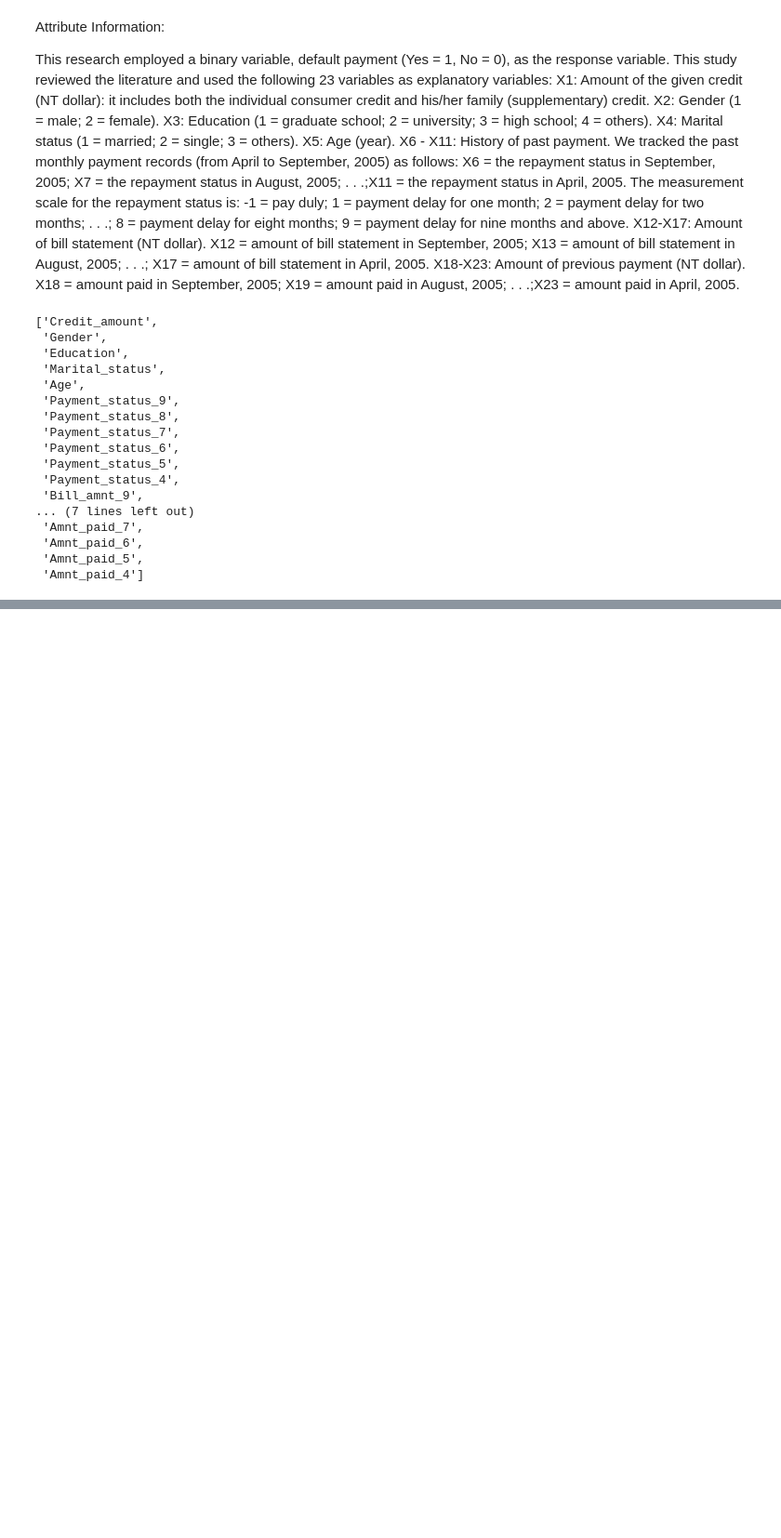
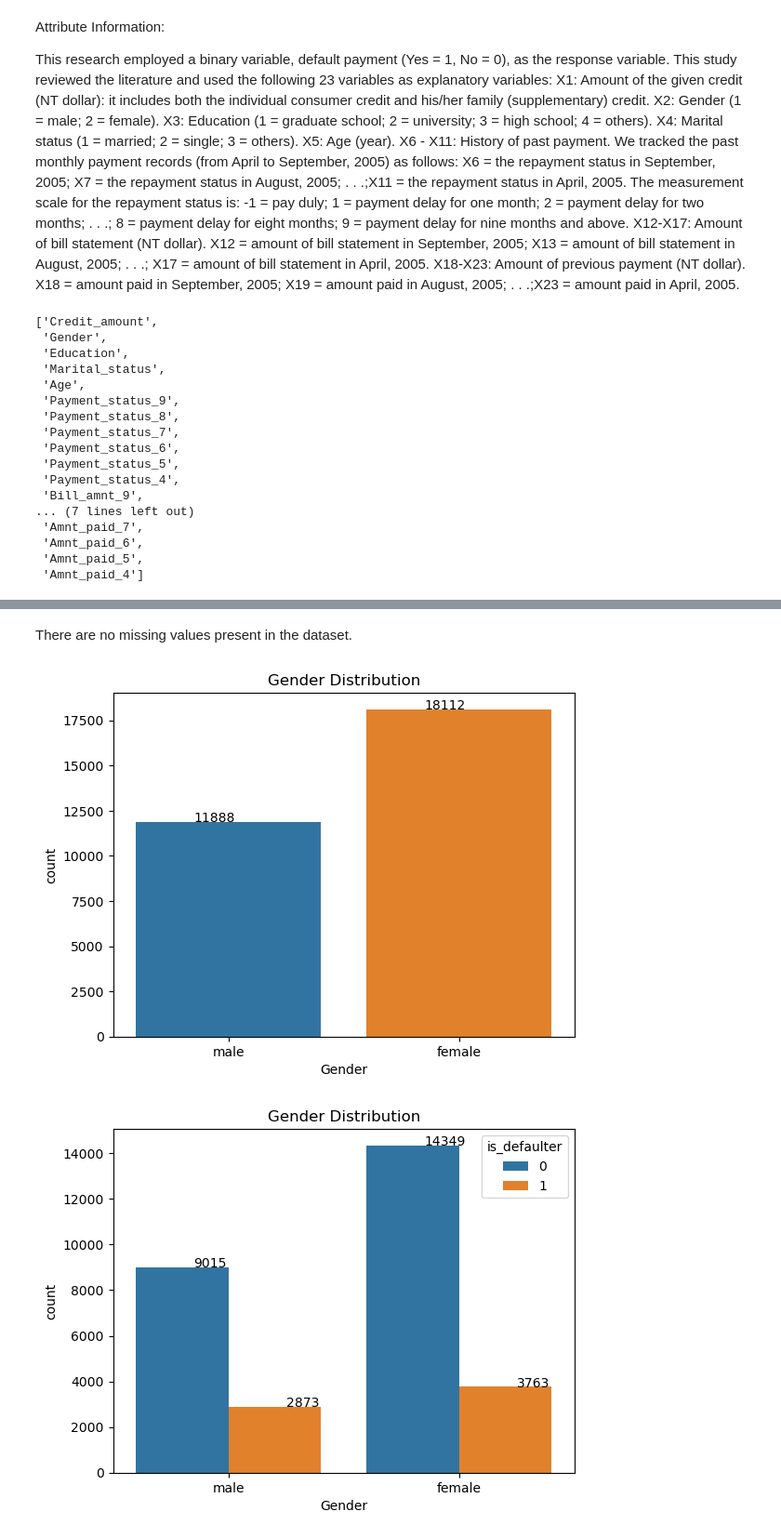
Before and after one commit to sreedhar-98/Credit_Card_Fraud_Detection, a Jupyter notebook: notebooks/datasets/eda.ipynb, the cells around one changed output, grey strips where cells are left out. Shown at 93% size. Cells and saved outputs as stored; diff of their text form; code cells hidden in the pictures; blank space fills up the shorter version.

```diff
--- a/notebooks/datasets/eda.ipynb
+++ b/notebooks/datasets/eda.ipynb
@@ -74,0 +184,6 @@ cols.append('is_defaulter')
+# %%
+# for col in data_copy.columns:
+mask=data_copy.columns.str.contains('amount|amnt',flags=re.IGNORECASE)
+# %%
+for col in data_copy.loc[:,mask]:
+    data_copy[col]=data_copy[col].astype(float)
@@ -74,0 +210,4 @@ cols.append('is_defaulter')
+# %%
+data_copy['Gender']=data_copy['Gender'].astype(int)
+data_copy['is_defaulter']=data_copy['is_defaulter'].astype(int)
+data_copy['Age']=data_copy['Age'].astype(int)
@@ -74,0 +230,2 @@ cols.append('is_defaulter')
+# %%
+target_col='is_defaulter'
@@ -74,0 +271,20 @@ cols.append('is_defaulter')
+# %% [markdown]
+There are no missing values present in the dataset.
+# %%
+plt.xticks([0,1], labels=["male", "female"])
+ax=sns.countplot(x=data_copy.Gender)
+plt.xticks([0,1], labels=["male", "female"])
+plt.title("Gender Distribution")
+for p in ax.patches:
+   ax.annotate(p.get_height(), (p.get_x()+0.25, p.get_height()+0.01))
+
+plt.show()
+plt.xticks([0,1], labels=["male", "female"])
+ax=sns.countplot(x=data_copy.Gender,hue=data_copy[target_col])
+plt.xticks([0,1], labels=["male", "female"])
+plt.title("Gender Distribution")
+for p in ax.patches:
+   ax.annotate(p.get_height(), (p.get_x()+0.25, p.get_height()+0.01))
+# %% [output]
+[figure, added]
+[figure, added]
```
Also changed, not shown: parts of 46 cells of this notebook, 4 other files.
